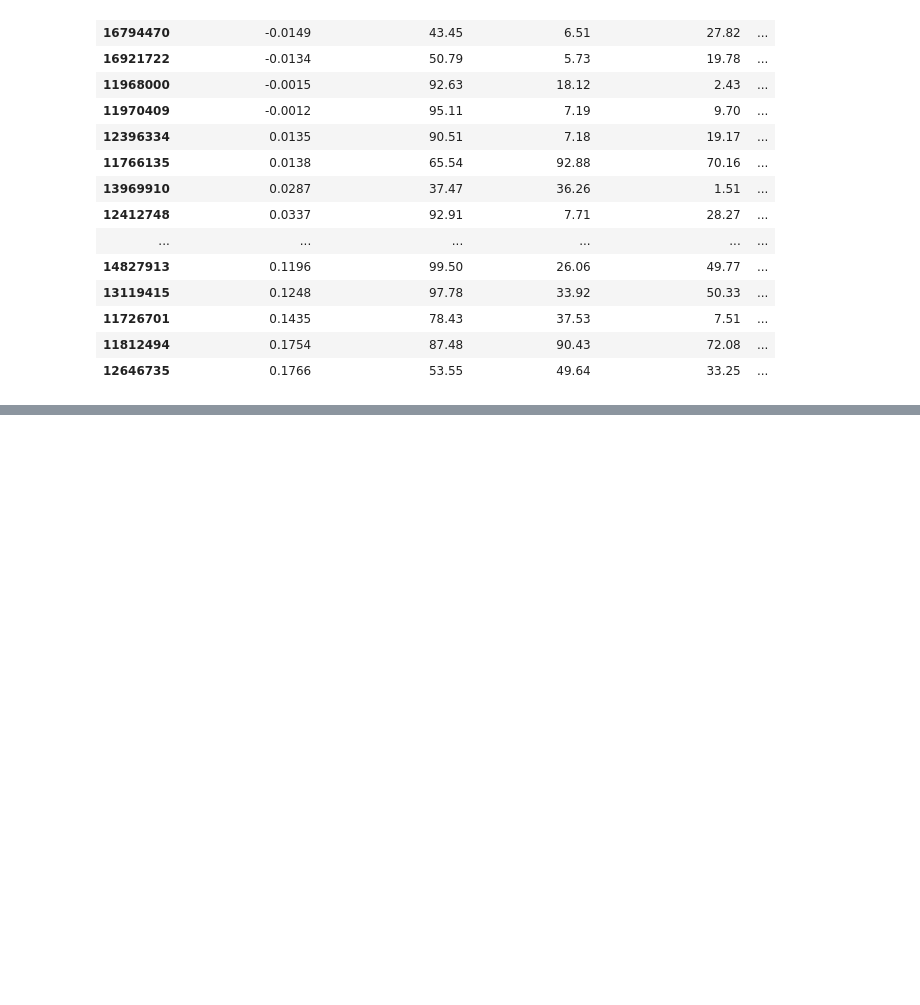
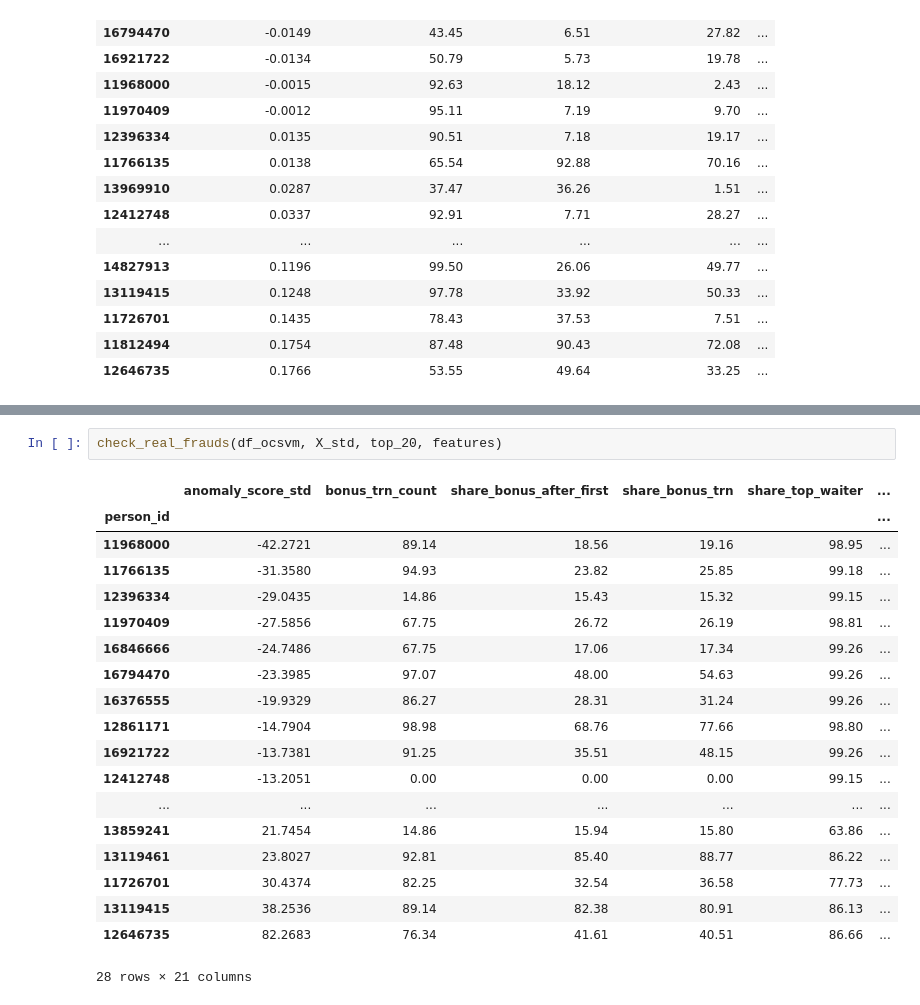
Before and after one commit to yoolinka/Fraud-Detection, a Jupyter notebook: models/models_tuning.ipynb, the cells around one changed output, grey strips where cells are left out. Saved outputs shown, nothing was run; the diff lists cells and outputs as text; blank space fills up the shorter version.

```diff
--- a/models/models_tuning.ipynb
+++ b/models/models_tuning.ipynb
@@ -674,0 +766,22 @@ result_df
+# %%
+check_real_frauds(df_ocsvm, X_std, top_20, features)
+# %% [output]
+|  | anomaly_score_std | bonus_trn_count | share_bonus_after_first | share_bonus_trn | share_top_waiter | ... |
+| person_id |  |  |  |  |  | ... |
+| 11968000 | -42.2721 | 89.14 | 18.56 | 19.16 | 98.95 | ... |
+| 11766135 | -31.3580 | 94.93 | 23.82 | 25.85 | 99.18 | ... |
+| 12396334 | -29.0435 | 14.86 | 15.43 | 15.32 | 99.15 | ... |
+| 11970409 | -27.5856 | 67.75 | 26.72 | 26.19 | 98.81 | ... |
+| 16846666 | -24.7486 | 67.75 | 17.06 | 17.34 | 99.26 | ... |
+| 16794470 | -23.3985 | 97.07 | 48.00 | 54.63 | 99.26 | ... |
+| 16376555 | -19.9329 | 86.27 | 28.31 | 31.24 | 99.26 | ... |
+| 12861171 | -14.7904 | 98.98 | 68.76 | 77.66 | 98.80 | ... |
+| 16921722 | -13.7381 | 91.25 | 35.51 | 48.15 | 99.26 | ... |
+| 12412748 | -13.2051 | 0.00 | 0.00 | 0.00 | 99.15 | ... |
+| ... | ... | ... | ... | ... | ... | ... |
+| 13859241 | 21.7454 | 14.86 | 15.94 | 15.80 | 63.86 | ... |
+| 13119461 | 23.8027 | 92.81 | 85.40 | 88.77 | 86.22 | ... |
+| 11726701 | 30.4374 | 82.25 | 32.54 | 36.58 | 77.73 | ... |
+| 13119415 | 38.2536 | 89.14 | 82.38 | 80.91 | 86.13 | ... |
+| 12646735 | 82.2683 | 76.34 | 41.61 | 40.51 | 86.66 | ... |
+28 rows × 21 columns
```
Also changed, not shown: parts of 15 cells of this notebook, 1 other file.
